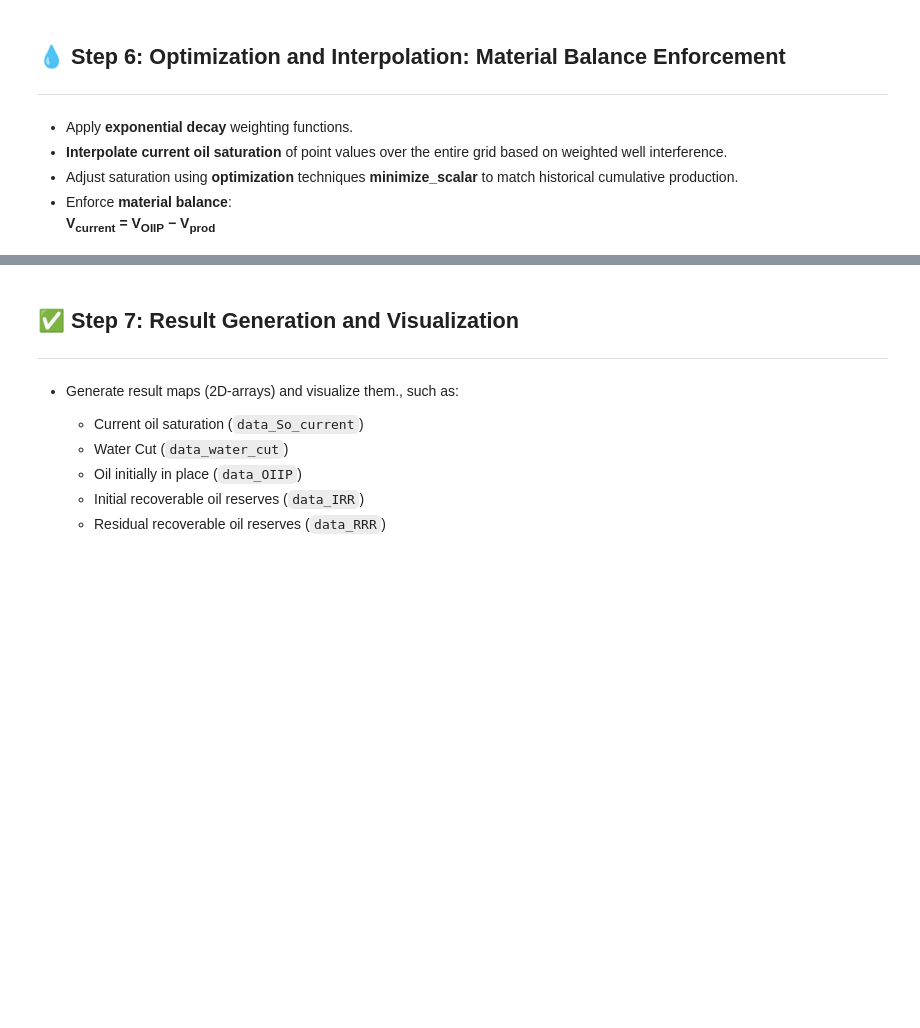
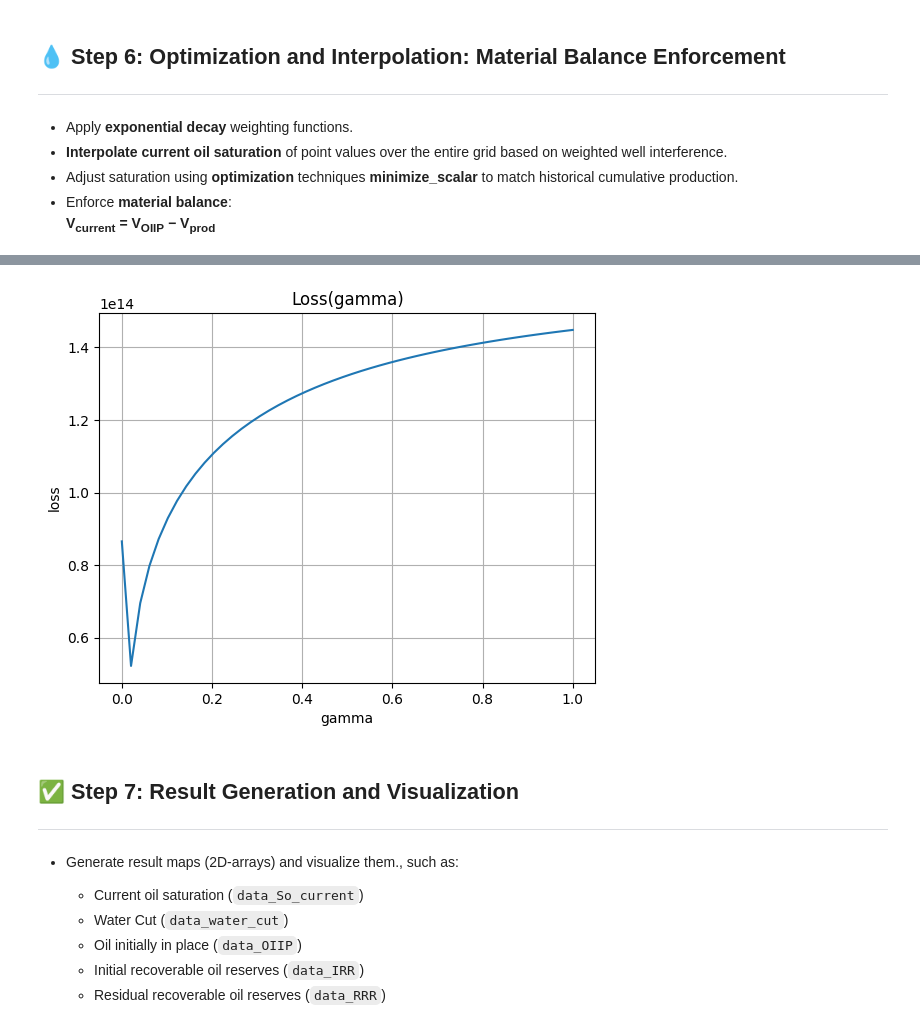
Before and after one commit to Alina-Murzakova/reservoir-maps, a Jupyter notebook: examples/reservoir_state_maps.ipynb, the cells around one changed output, grey strips where cells are left out. Cells and saved outputs as stored; diff of their text form; code cells hidden in the pictures; blank space fills up the shorter version.

```diff
--- a/examples/reservoir_state_maps.ipynb
+++ b/examples/reservoir_state_maps.ipynb
@@ -682,3 +715,16 @@ Elapsed time:  72.32607507705688
+# %%
+# Loss function dependence on parameter γ (gamma)
+import matplotlib.pyplot as plt
+gammas = np.linspace(0.0, 1, 50)
+losses = [oil_production_loss(g) for g in gammas]
+plt.plot(gammas, losses)
+plt.xlabel("gamma")
+plt.ylabel("loss")
+plt.title("Loss(gamma)")
+plt.grid(True)
+plt.show()
+# %% [output]
+[figure, added]
 # %% [markdown]
 ## ✅ Step 7: Result Generation and Visualization
 ---
```
Also changed, not shown: parts of 26 cells of this notebook, 10 other files.
